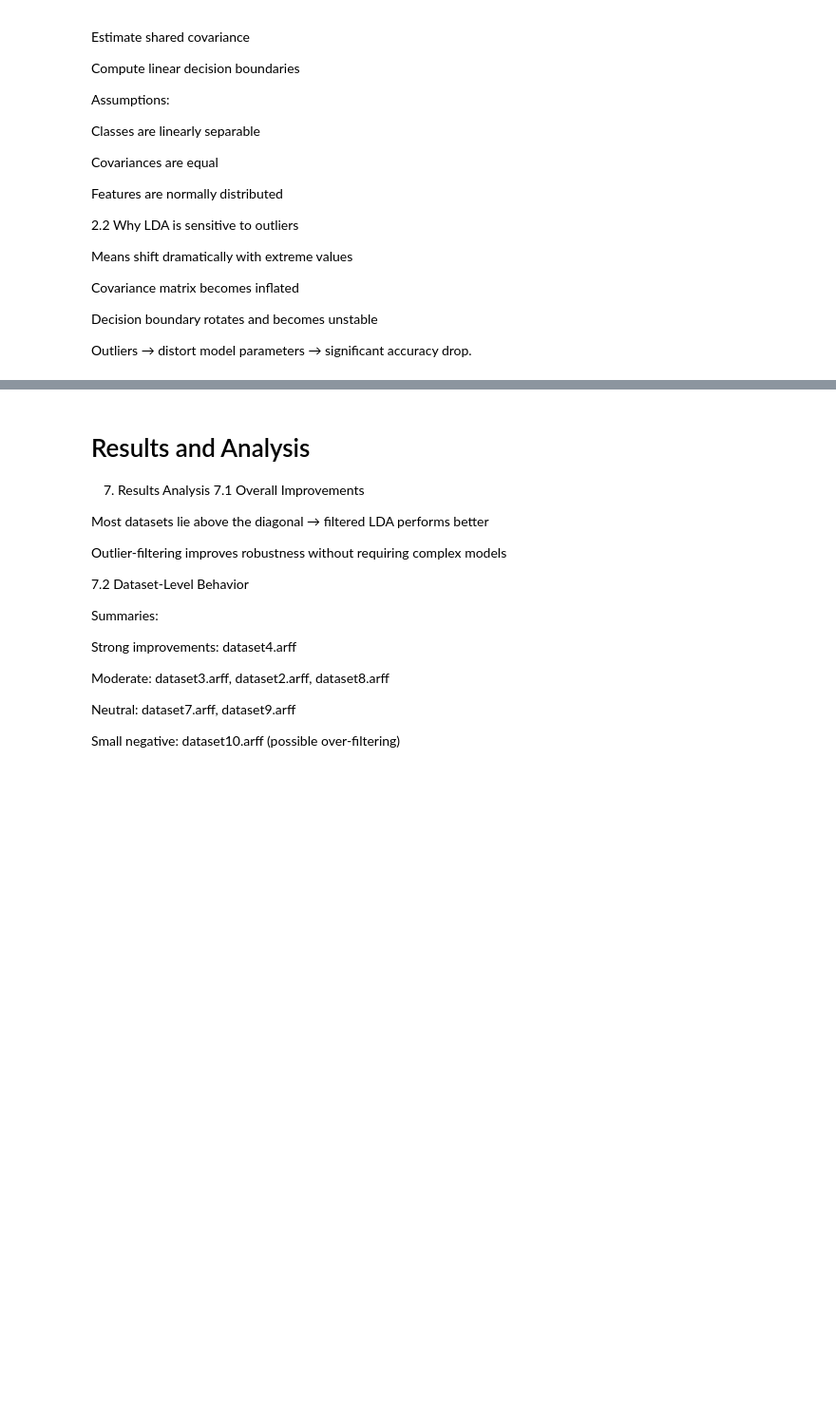
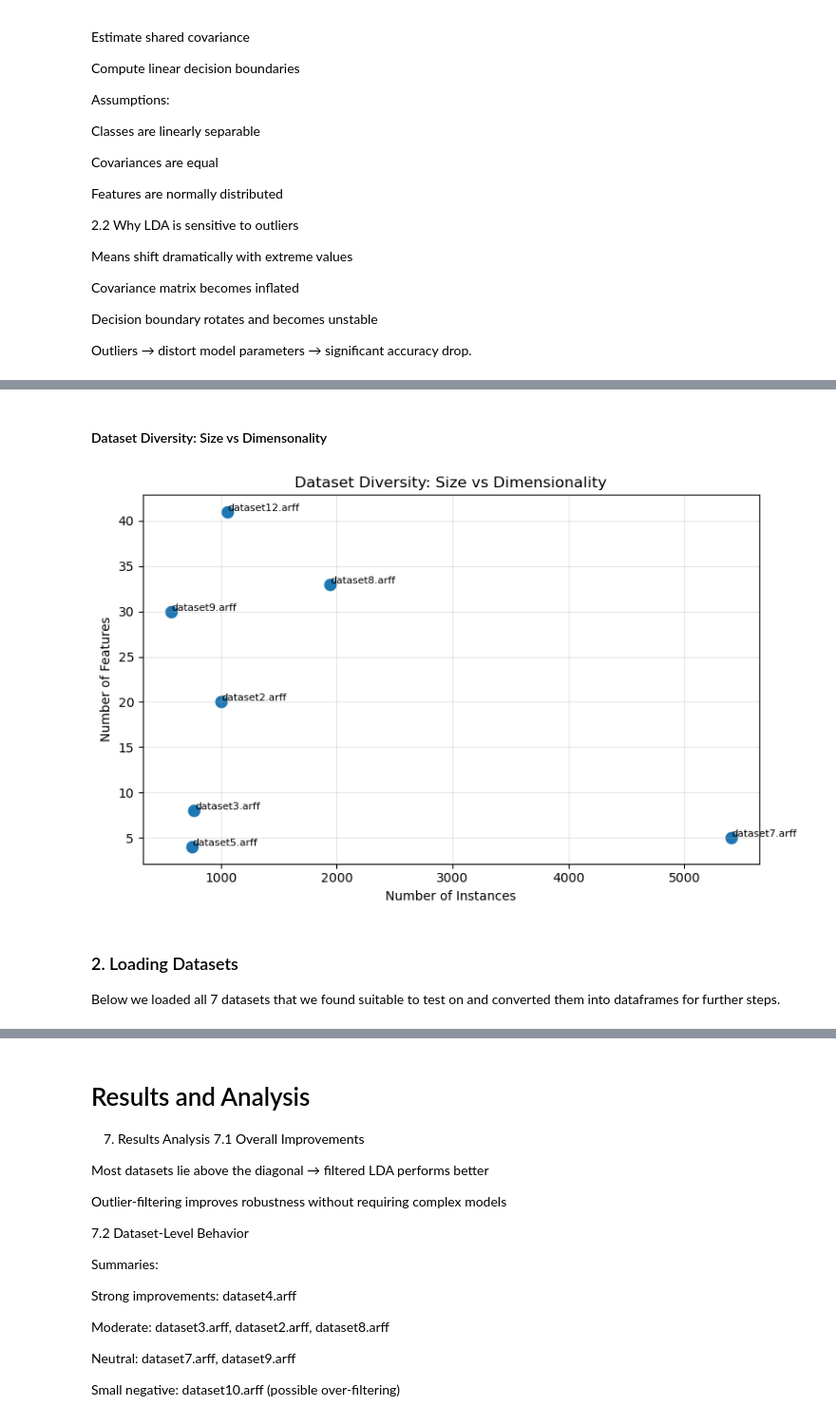
Before and after one commit to nnovajulian08/MLProject, a Jupyter notebook: final_report.ipynb, the cells around one changed output, grey strips where cells are left out. Shown at 95% size. Drawn from its saved outputs; the diff is of its cells as text; code cells hidden in the pictures; blank space fills up the shorter version.

```diff
--- a/final_report.ipynb
+++ b/final_report.ipynb
@@ -79,0 +167,31 @@ Categorical: One-Hot Encoding
+# %% [markdown]
+#### Dataset Diversity: Size vs Dimensonality
+# %%
+
+
+# df_summary is the table you created earlier
+# It must contain: ["dataset", "#instances", "#features"]
+
+plt.figure(figsize=(8, 5))
+
+plt.scatter(df_suitable["#instances"], df_suitable["#features"], s=80)
+
+# Add dataset labels next to each point
+for _, row in df_suitable.iterrows():
+    plt.text(row["#instances"] + 5,
+             row["#features"] + 0.1,
+             row["filename"],
+             fontsize=8)
+
+plt.xlabel("Number of Instances")
+plt.ylabel("Number of Features")
+plt.title("Dataset Diversity: Size vs Dimensionality")
+plt.grid(alpha=0.3)
+plt.tight_layout()
+plt.show()
+# %% [output]
+[figure, added]
+# %% [markdown]
+### 2. Loading Datasets
+
+Below we loaded all 7 datasets that we found suitable to test on and converted them into dataframes for further steps.
```
Also changed, not shown: parts of 37 cells of this notebook.
